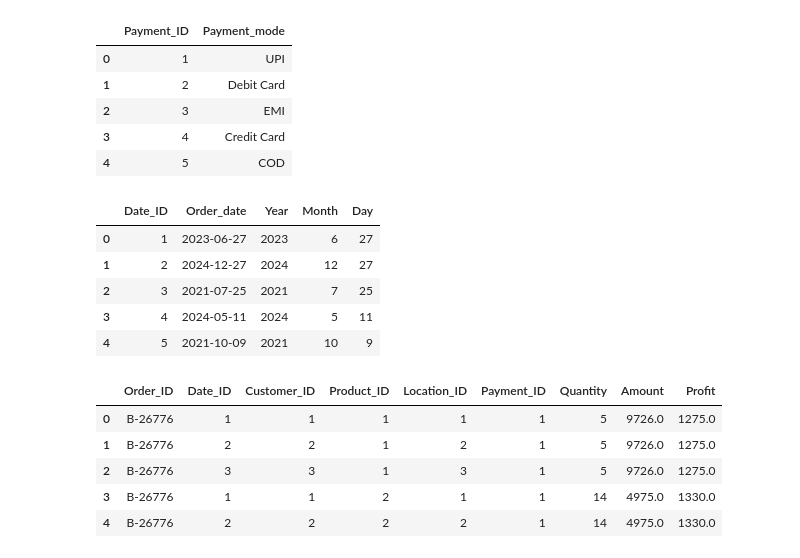
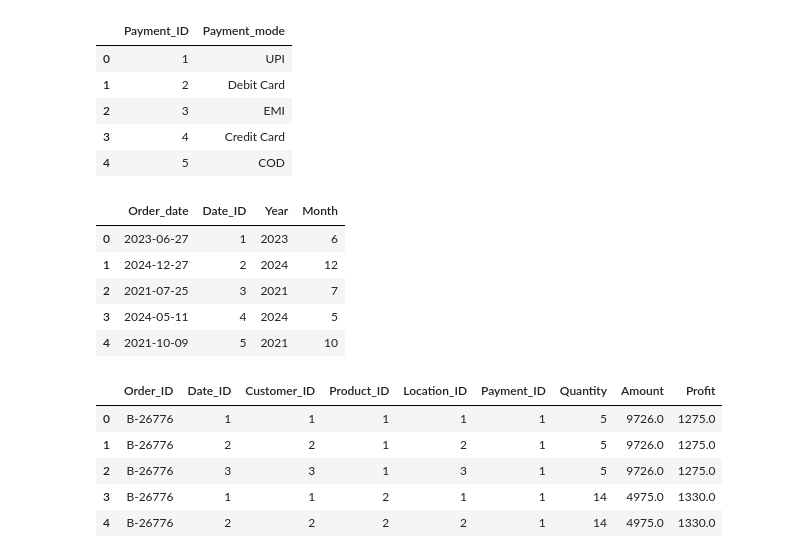
Before and after one commit to Shedrack-Ogbuike/Sales_intelligence, a Jupyter notebook: Sales_intelligence.ipynb, the cells around one changed output. Cells and saved outputs as stored; diff of their text form; code cells hidden in the pictures.

```diff
--- a/Sales_intelligence.ipynb
+++ b/Sales_intelligence.ipynb
@@ -246,22 +236,20 @@ Dim_Payment.head()
 | 2 | 3 | EMI |
 | 3 | 4 | Credit Card |
 | 4 | 5 | COD |
-# %%
-# Dim_Date
-Dim_Date = Sales_intelligence[['Order_date']].drop_duplicates().reset_index(drop=True)
-Dim_Date['Date_ID'] = Dim_Date.index + 1
-Dim_Date['Year'] = Dim_Date['Order_date'].dt.year
-Dim_Date['Month'] = Dim_Date['Order_date'].dt.month
-Dim_Date['Day'] = Dim_Date['Order_date'].dt.day
-Dim_Date = Dim_Date[['Date_ID', 'Order_date', 'Year', 'Month', 'Day']]
-Dim_Date.head()
-# %% [output]
-|  | Date_ID | Order_date | Year | Month | Day |
-| 0 | 1 | 2023-06-27 | 2023 | 6 | 27 |
-| 1 | 2 | 2024-12-27 | 2024 | 12 | 27 |
-| 2 | 3 | 2021-07-25 | 2021 | 7 | 25 |
-| 3 | 4 | 2024-05-11 | 2024 | 5 | 11 |
-| 4 | 5 | 2021-10-09 | 2021 | 10 | 9 |
+# %%
+#  Dim_Date table
+dim_date = Sales_intelligence[['Order_date']].drop_duplicates().reset_index(drop=True)
+dim_date['Date_ID'] = dim_date.index + 1
+dim_date['Year'] = dim_date['Order_date'].dt.year
+dim_date['Month'] = dim_date['Order_date'].dt.month
+dim_date.head()
+# %% [output]
+|  | Order_date | Date_ID | Year | Month |
+| 0 | 2023-06-27 | 1 | 2023 | 6 |
+| 1 | 2024-12-27 | 2 | 2024 | 12 |
+| 2 | 2021-07-25 | 3 | 2021 | 7 |
+| 3 | 2024-05-11 | 4 | 2024 | 5 |
+| 4 | 2021-10-09 | 5 | 2021 | 10 |
 # %%
 # Fact_Sales
 Fact_Sales = Sales_intelligence.copy()
```
Also changed, not shown: parts of 32 cells of this notebook, 6 other files.
